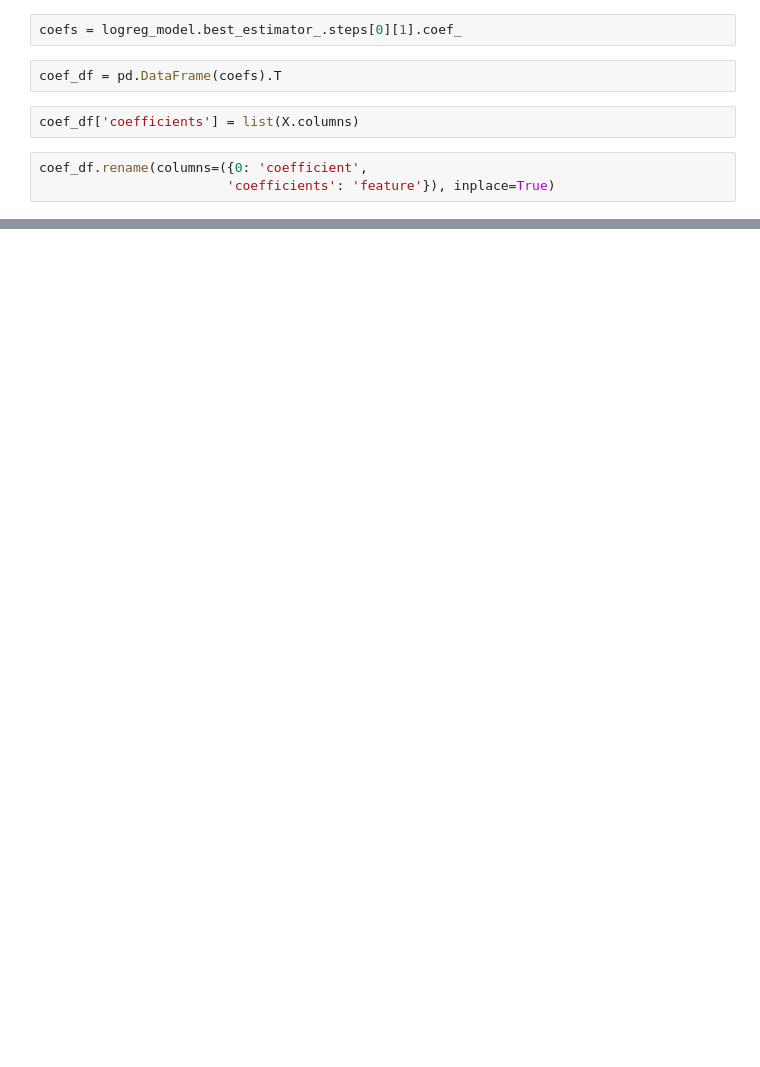
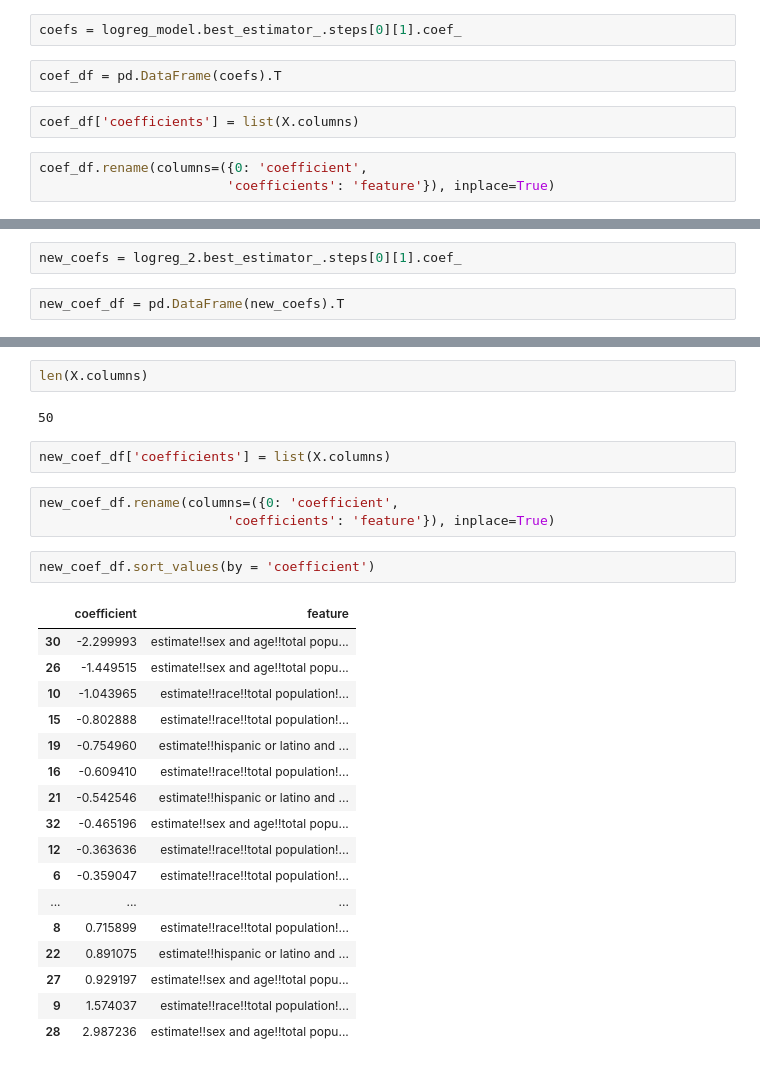
Before and after one commit to Agelf123/covid_predictions, a Jupyter notebook: code/brandon/Modeling.ipynb, the cells around one changed output, grey strips where cells are left out. Drawn from its saved outputs; the diff is of its cells as text; blank space fills up the shorter version.

```diff
--- a/code/brandon/Modeling.ipynb
+++ b/code/brandon/Modeling.ipynb
@@ -369,0 +607,4 @@ Pipeline(memory=None,
+# %%
+new_coefs = logreg_2.best_estimator_.steps[0][1].coef_
+# %%
+new_coef_df = pd.DataFrame(new_coefs).T
@@ -369,0 +631,29 @@ Pipeline(memory=None,
+# %%
+len(X.columns)
+# %% [output]
+50
+# %%
+new_coef_df['coefficients'] = list(X.columns)
+# %%
+new_coef_df.rename(columns=({0: 'coefficient',
+                        'coefficients': 'feature'}), inplace=True)
+# %%
+new_coef_df.sort_values(by = 'coefficient')
+# %% [output]
+|  | coefficient | feature |
+| 30 | -2.299993 | estimate!!sex and age!!total popu... |
+| 26 | -1.449515 | estimate!!sex and age!!total popu... |
+| 10 | -1.043965 | estimate!!race!!total population!... |
+| 15 | -0.802888 | estimate!!race!!total population!... |
+| 19 | -0.754960 | estimate!!hispanic or latino and ... |
+| 16 | -0.609410 | estimate!!race!!total population!... |
+| 21 | -0.542546 | estimate!!hispanic or latino and ... |
+| 32 | -0.465196 | estimate!!sex and age!!total popu... |
+| 12 | -0.363636 | estimate!!race!!total population!... |
+| 6 | -0.359047 | estimate!!race!!total population!... |
+| ... | ... | ... |
+| 8 | 0.715899 | estimate!!race!!total population!... |
+| 22 | 0.891075 | estimate!!hispanic or latino and ... |
+| 27 | 0.929197 | estimate!!sex and age!!total popu... |
+| 9 | 1.574037 | estimate!!race!!total population!... |
+| 28 | 2.987236 | estimate!!sex and age!!total popu... |
```
Also changed, not shown: parts of 24 cells of this notebook.
